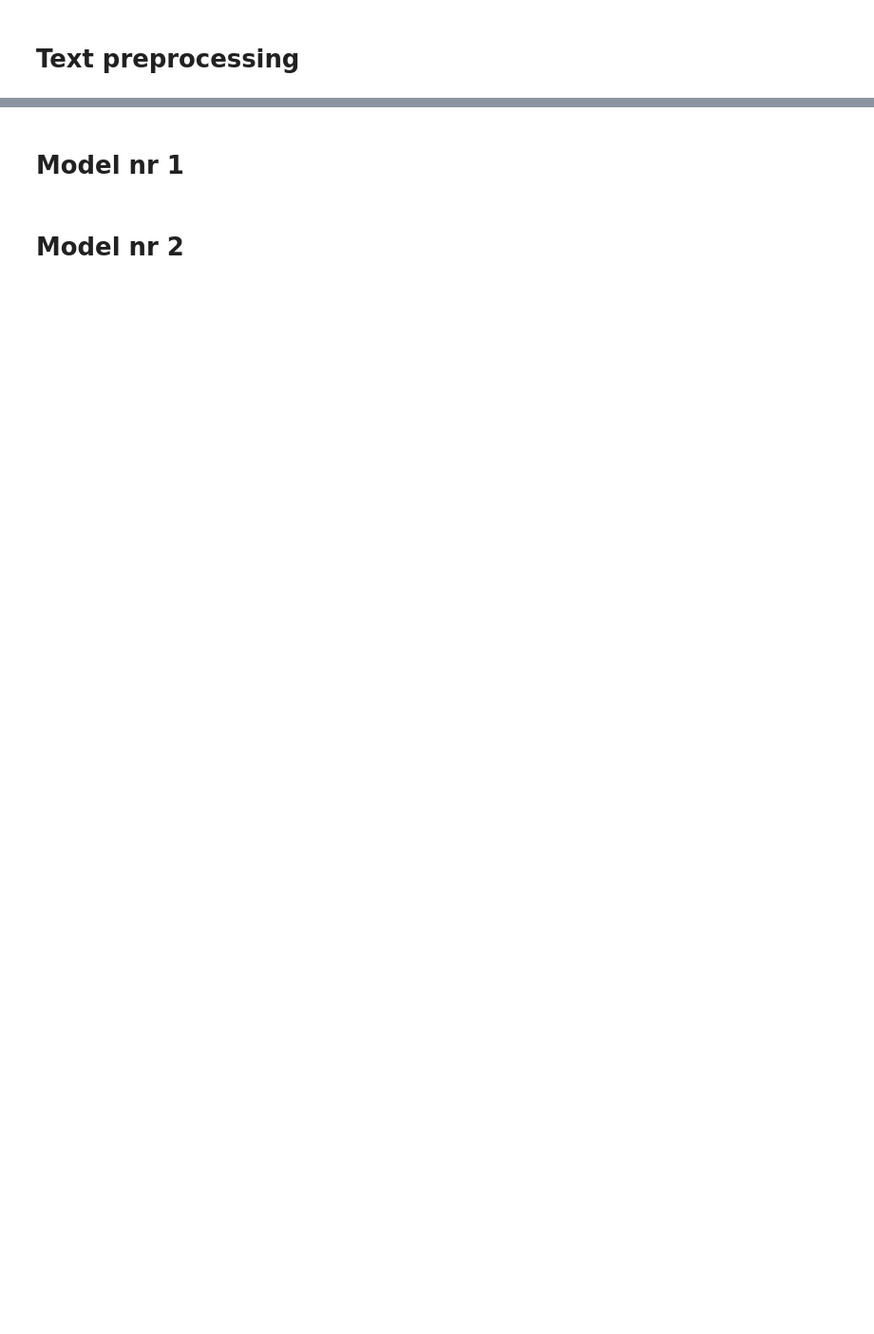
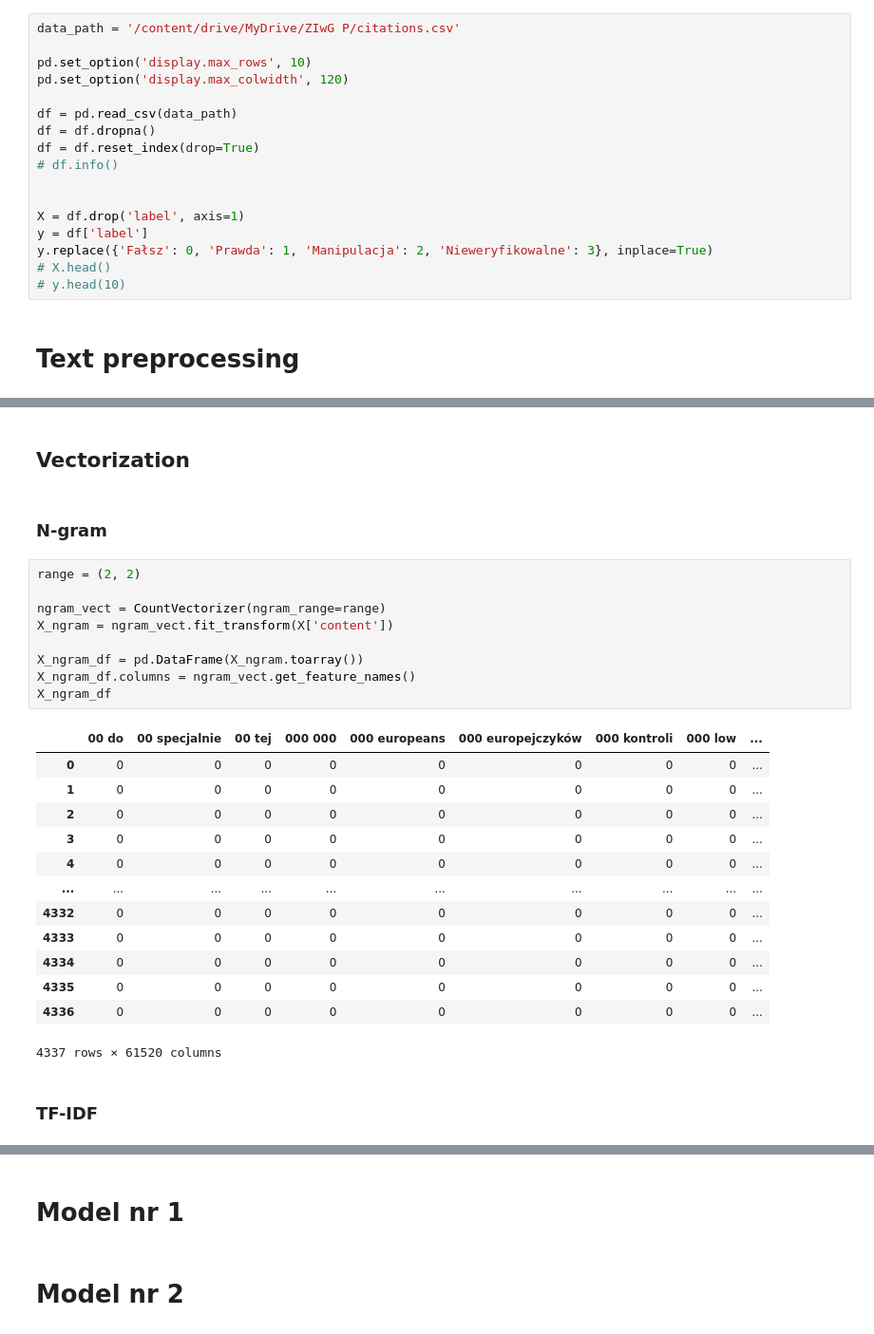
Before and after one commit to Nexer8/Polish_Fake_News_Detector, a Jupyter notebook: Main.ipynb, the cells around one changed output, grey strips where cells are left out. Shown at 95% size. Saved outputs shown, nothing was run; the diff lists cells and outputs as text; blank space fills up the shorter version.

Commit message:
Add ngram and tf-idf schemas

```diff
--- a/Main.ipynb
+++ b/Main.ipynb
@@ -23,2 +15,19 @@ df.head()
+# %%
+data_path = '/content/drive/MyDrive/ZIwG P/citations.csv'
+
+pd.set_option('display.max_rows', 10)
+pd.set_option('display.max_colwidth', 120)
+
+df = pd.read_csv(data_path)
+df = df.dropna()
+df = df.reset_index(drop=True)
+# df.info()
+
+
+X = df.drop('label', axis=1)
+y = df['label']
+y.replace({'Fałsz': 0, 'Prawda': 1, 'Manipulacja': 2, 'Nieweryfikowalne': 3}, inplace=True)
+# X.head()
+# y.head(10)
 # %% [markdown]
 # Text preprocessing
@@ -24,0 +70,29 @@ df.head()
+# %% [markdown]
+## Vectorization
+# %% [markdown]
+### N-gram
+# %%
+range = (2, 2)
+
+ngram_vect = CountVectorizer(ngram_range=range)
+X_ngram = ngram_vect.fit_transform(X['content'])
+
+X_ngram_df = pd.DataFrame(X_ngram.toarray())
+X_ngram_df.columns = ngram_vect.get_feature_names()
+X_ngram_df
+# %% [output]
+|  | 00 do | 00 specjalnie | 00 tej | 000 000 | 000 europeans | 000 europejczyków | 000 kontroli | 000 low | ... |
+| 0 | 0 | 0 | 0 | 0 | 0 | 0 | 0 | 0 | ... |
+| 1 | 0 | 0 | 0 | 0 | 0 | 0 | 0 | 0 | ... |
+| 2 | 0 | 0 | 0 | 0 | 0 | 0 | 0 | 0 | ... |
+| 3 | 0 | 0 | 0 | 0 | 0 | 0 | 0 | 0 | ... |
+| 4 | 0 | 0 | 0 | 0 | 0 | 0 | 0 | 0 | ... |
+| ... | ... | ... | ... | ... | ... | ... | ... | ... | ... |
+| 4332 | 0 | 0 | 0 | 0 | 0 | 0 | 0 | 0 | ... |
+| 4333 | 0 | 0 | 0 | 0 | 0 | 0 | 0 | 0 | ... |
+| 4334 | 0 | 0 | 0 | 0 | 0 | 0 | 0 | 0 | ... |
+| 4335 | 0 | 0 | 0 | 0 | 0 | 0 | 0 | 0 | ... |
+| 4336 | 0 | 0 | 0 | 0 | 0 | 0 | 0 | 0 | ... |
+4337 rows × 61520 columns
+# %% [markdown]
+### TF-IDF
```
Also changed, not shown: parts of 7 cells of this notebook.
